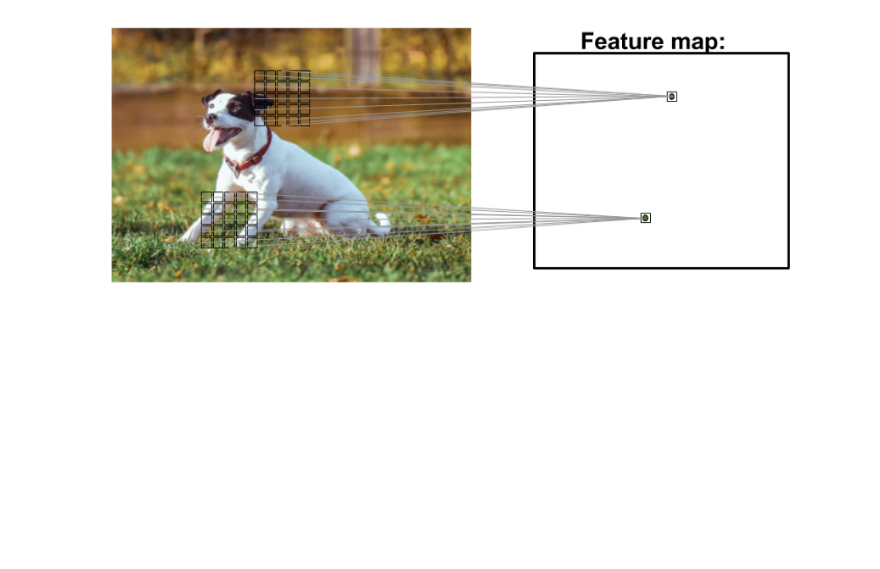
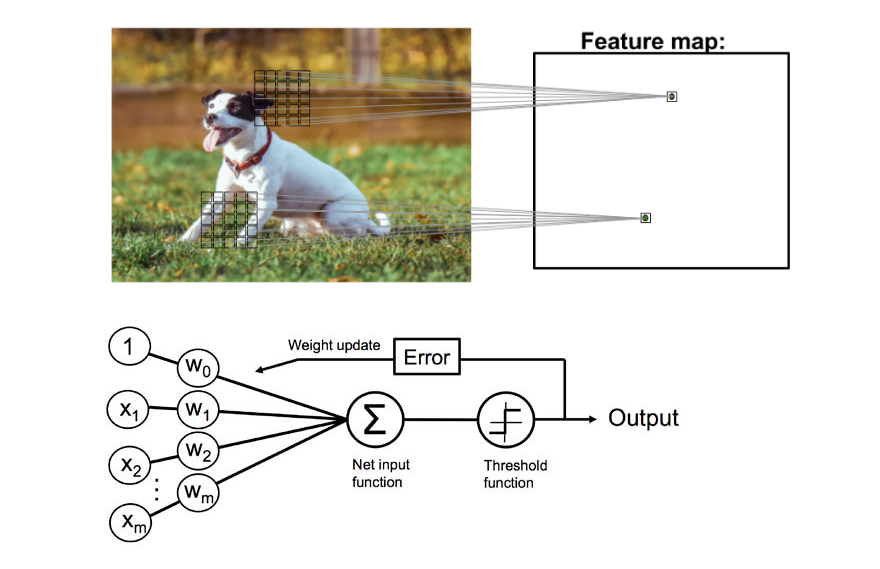
Before and after one commit to blee8/MyNotebook, a Jupyter notebook: readme.ipynb, the cells around one changed output. Saved outputs shown, nothing was run; the diff lists cells and outputs as text; code cells hidden in the pictures; blank space fills up the shorter version.

```diff
--- a/readme.ipynb
+++ b/readme.ipynb
@@ -10,3 +10,7 @@ from IPython.display import Image
 Image(filename='15_01.png', width=700)
 # %% [output]
 [figure]
+# %%
+Image(filename='img/100.jpg')
+# %% [output]
+[figure, added]
```
Also changed, not shown: parts of 1 cell of this notebook, 1 other file.
